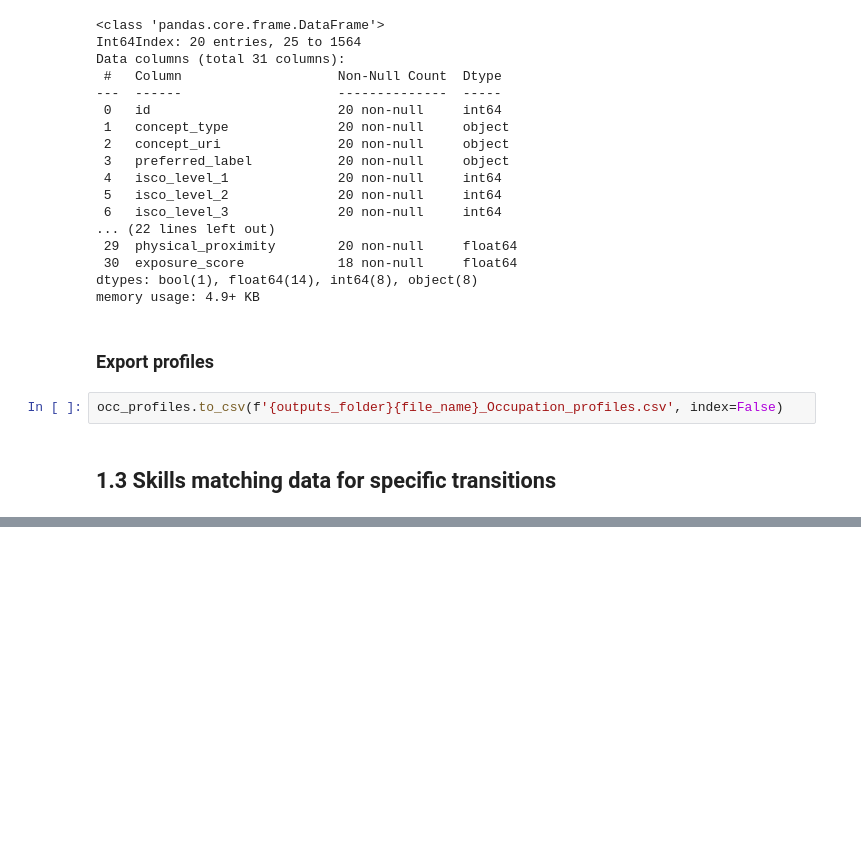
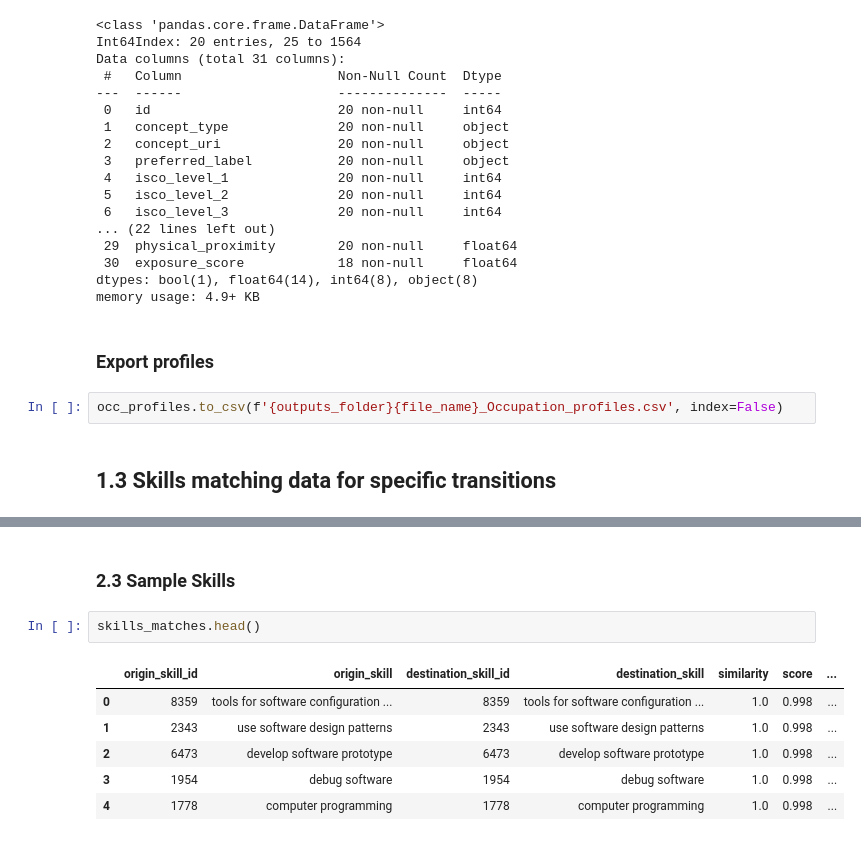
Before and after one commit to nestauk/mapping-career-causeways, a Jupyter notebook: codebase/notebooks/05_transition_analyses/specific_examples/Generate_transitions_examples.ipynb, the cells around one changed output, grey strips where cells are left out. Saved outputs shown, nothing was run; the diff lists cells and outputs as text; blank space fills up the shorter version.

```diff
--- a/codebase/notebooks/05_transition_analyses/specific_examples/Generate_transitions_examples.ipynb
+++ b/codebase/notebooks/05_transition_analyses/specific_examples/Generate_transitions_examples.ipynb
@@ -184,0 +265,11 @@ data.skills[data.skills.id.isin(all_skills_ids)]
+# %% [markdown]
+### 2.3 Sample Skills
+# %%
+skills_matches.head()
+# %% [output]
+|  | origin_skill_id | origin_skill | destination_skill_id | destination_skill | similarity | score | ... |
+| 0 | 8359 | tools for software configuration ... | 8359 | tools for software configuration ... | 1.0 | 0.998 | ... |
+| 1 | 2343 | use software design patterns | 2343 | use software design patterns | 1.0 | 0.998 | ... |
+| 2 | 6473 | develop software prototype | 6473 | develop software prototype | 1.0 | 0.998 | ... |
+| 3 | 1954 | debug software | 1954 | debug software | 1.0 | 0.998 | ... |
+| 4 | 1778 | computer programming | 1778 | computer programming | 1.0 | 0.998 | ... |
```
Also changed, not shown: parts of 16 cells of this notebook, 2 other files.
